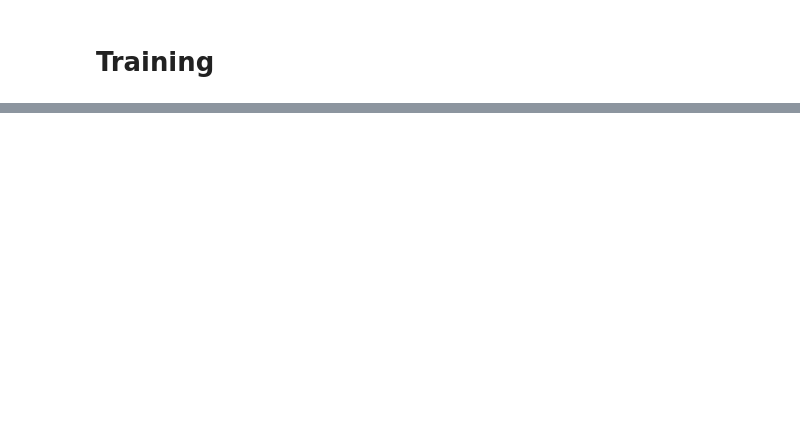
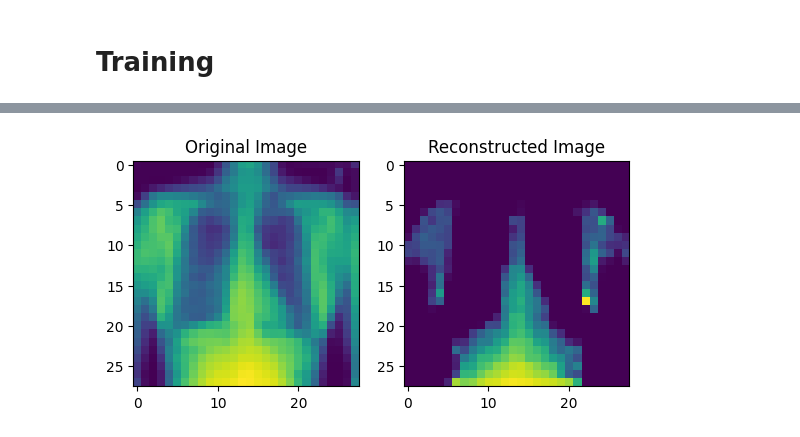
Before and after one commit to bjarnege/VAE-based-Medical-Image-Generator, a Jupyter notebook: src/vae_based_medical_image_generator/notebooks/training.ipynb, the cells around one changed output, grey strips where cells are left out. Saved outputs shown, nothing was run; the diff lists cells and outputs as text; code cells hidden in the pictures; blank space fills up the shorter version.

```diff
--- a/src/vae_based_medical_image_generator/notebooks/training.ipynb
+++ b/src/vae_based_medical_image_generator/notebooks/training.ipynb
@@ -124,0 +18,94 @@ KeyboardInterrupt:
+# %%
+from tqdm.auto import trange, tqdm
+from vae_based_medical_image_generator.model.vae import VariationalAutoencoder, vae_loss
+
+def print_image(model: VariationalAutoencoder, dataset: Dataset, device: torch.device, sample_size: int = 1):
+    model.eval()
+    with torch.no_grad():
+        for index in torch.randperm(len(dataset))[:sample_size]:
+            image, _ = dataset[index]
+            out, mu, logVAR = model(image.to(device).unsqueeze(1))
+
+            plt.subplot(121)
+            plt.imshow(image.numpy().squeeze())
+            plt.title("Original Image")
+            plt.subplot(122)
+            plt.imshow(out.cpu().numpy().squeeze())
+            plt.title("Reconstructed Image")
+            plt.show()
+
+def train(model: VariationalAutoencoder, train_dataloader: DataLoader, device: torch.device):
+    model.train()
+
+    total_loss = 0
+    pbar = tqdm(train_dataloader, unit="batch", desc="Training")
+    for images, _ in pbar:
+        images = images.to(device)
+
+        optimizer.zero_grad()
+
+        out, mu, logVar = model(images)
+        training_loss = vae_loss(images, out, mu, logVar)
+        total_loss += training_loss.item()
+
+        training_loss.backward()
+        optimizer.step()
+        scheduler.step()
+
+    return total_loss / len(train_dataloader.dataset)
+
+def evaluate(model: VariationalAutoencoder, eval_dataloader: DataLoader, device: torch.device):
+    model.eval()
+    total_loss = 0
+    with torch.no_grad():
+        pbar = tqdm(eval_dataloader, unit="batch", desc="Evaluating")
+        for images, _ in pbar:
+            images = images.to(device)
+
+            out, mu, logVar = model(images)
+            total_loss += vae_loss(images, out, mu, logVar).item()
+
+    return total_loss / len(test_loader.dataset)
+
+def fit(model: VariationalAutoencoder, train_dataloader: DataLoader, eval_dataloader: DataLoader, device: torch.device, predict_every: int = 1):
+    training_losses = []
+    test_losses = []
+
+    pbar = trange(1, num_epochs + 1, unit="epochs")
+    for epoch in range(1, num_epochs + 1):
+        pbar.set_description(f"Epoch {epoch} of {num_epochs}, LR: {scheduler.get_last_lr()}")
+
+        training_losses.append(train(model, train_dataloader, device))
+        test_losses.append(evaluate(model, eval_dataloader, device))
+
+        if epoch % predict_every == 0:
+            print_image(model, train_loader.dataset, device)
+            print_image(model, test_loader.dataset, device)
+
+    return training_losses, test_losses
+
+
+# Hyperparameters
+batch_size = 64
+lr = 1e-3
+num_epochs = 50
+
+device = torch.device('cuda' if torch.cuda.is_available() else 'cpu')
+
+vae_model = VariationalAutoencoder(image_channels=1, latent_dimension=64, device=device).to(device)
+# initialize dataset
+train_dataset = dataset.load_dataset(dataset_name="chestmnist", split="train")
+test_dataset  = dataset.load_dataset(dataset_name="chestmnist", split="test")
+
+train_loader = DataLoader(dataset=train_dataset, batch_size=batch_size, shuffle=True)
+test_loader  = DataLoader(dataset=test_dataset, batch_size=batch_size, shuffle=False)
+
+# initialize optimizer and scheduler
+optimizer = torch.optim.Adam(vae_model.parameters(), lr=lr)
+scheduler = torch.optim.lr_scheduler.StepLR(optimizer, step_size=len(train_loader)*50, gamma=0.5, last_epoch=-1, verbose=False)
+
+train_losses, eval_losses = fit(vae_model, train_loader, test_loader, device)
+# print_image(vae_model, train_loader.dataset, device)
+
+# 14sek pro Batch
+# %% [output]
@@ -124,0 +114 @@ KeyboardInterrupt:
+[figure, added]
```
Also changed, not shown: parts of 8 cells of this notebook, 4 other files.
